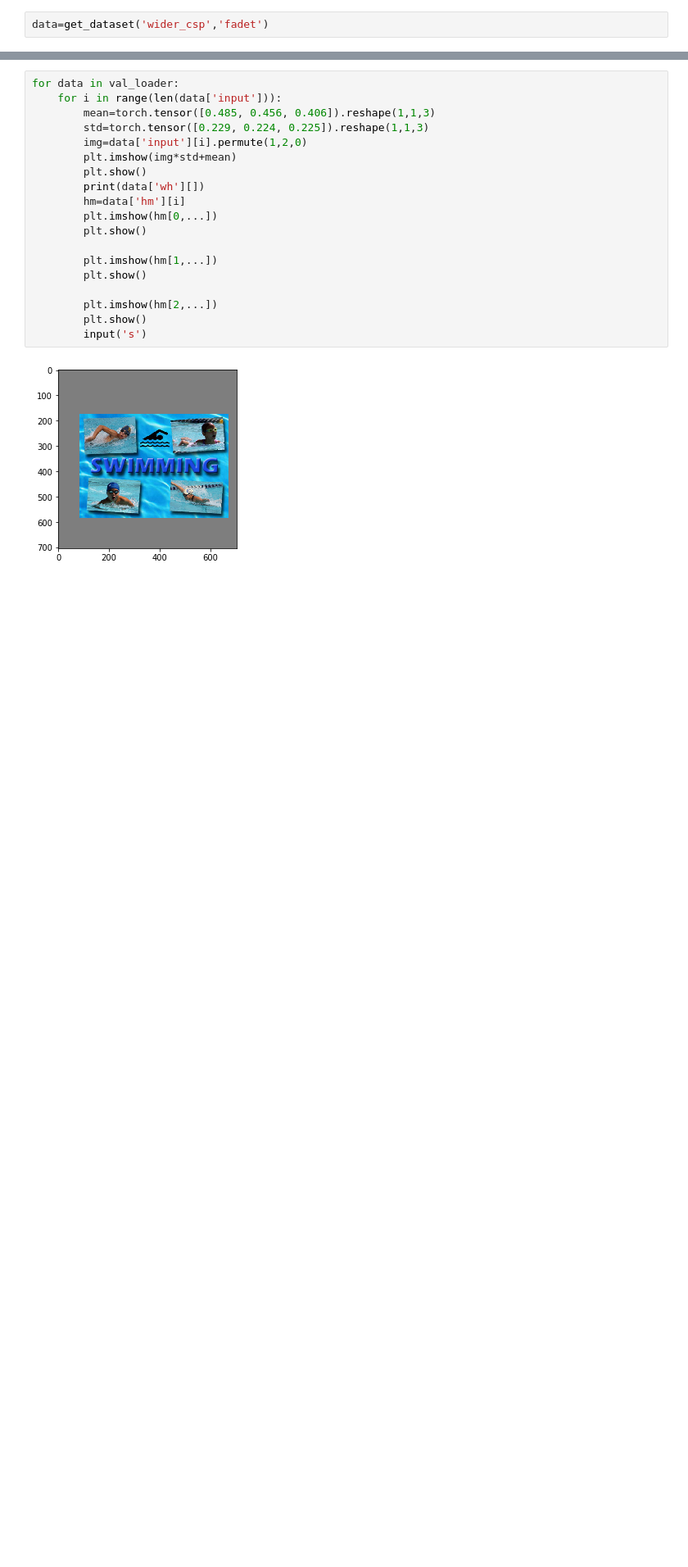
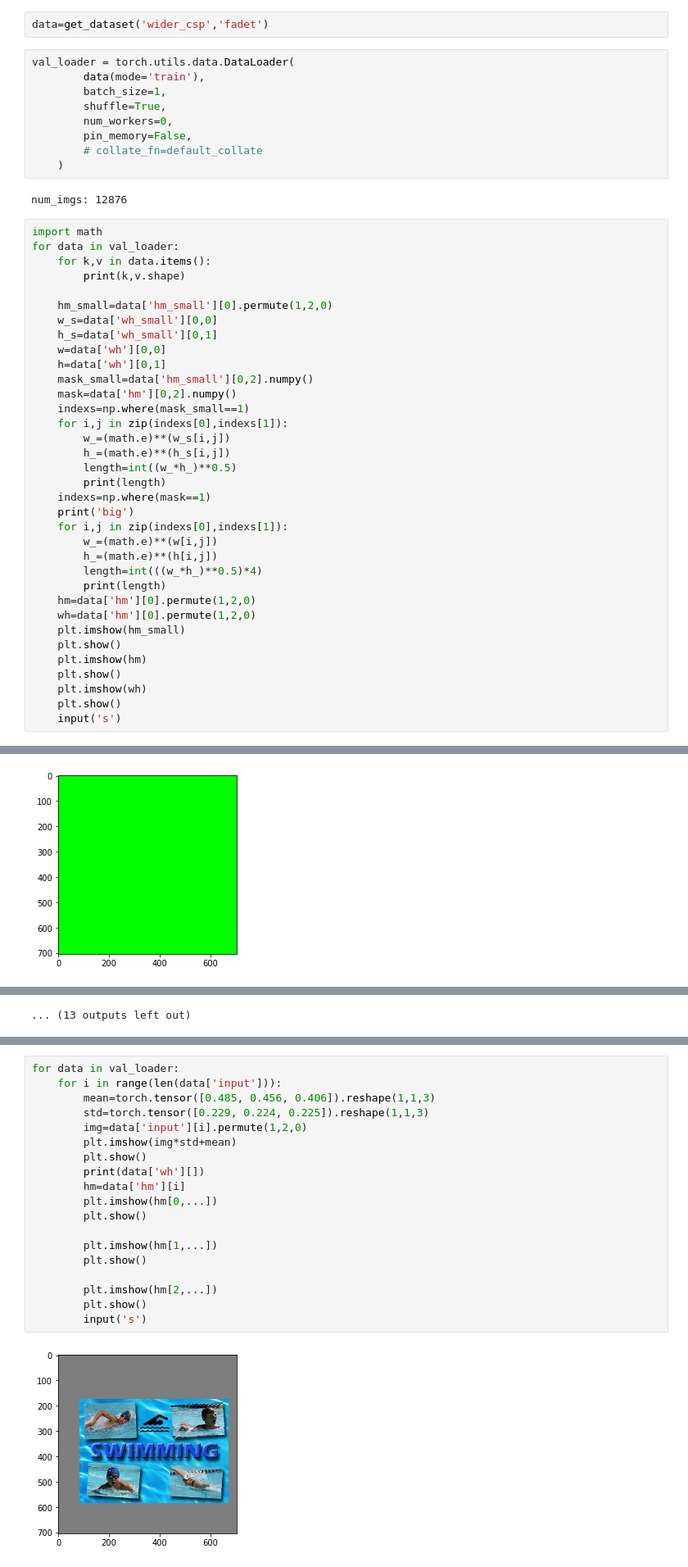
Before and after one commit to ImMrMa/PL_face_detection, a Jupyter notebook: src/Untitled2.ipynb, the cells around one changed output, grey strips where cells are left out. Shown at 82% size. Drawn from its saved outputs; the diff is of its cells as text; blank space fills up the shorter version.

```diff
--- a/src/Untitled2.ipynb
+++ b/src/Untitled2.ipynb
@@ -9,2 +10,49 @@ import torch.utils.data
 # %%
 data=get_dataset('wider_csp','fadet')
+# %%
+val_loader = torch.utils.data.DataLoader(
+        data(mode='train'),
+        batch_size=1,
+        shuffle=True,
+        num_workers=0,
+        pin_memory=False,
+        # collate_fn=default_collate
+    )
+# %% [output]
+num_imgs: 12876
+# %%
+import math
+for data in val_loader:
+    for k,v in data.items():
+        print(k,v.shape)
+
+    hm_small=data['hm_small'][0].permute(1,2,0)
+    w_s=data['wh_small'][0,0]
+    h_s=data['wh_small'][0,1]
+    w=data['wh'][0,0]
+    h=data['wh'][0,1]
+    mask_small=data['hm_small'][0,2].numpy()
+    mask=data['hm'][0,2].numpy()
+    indexs=np.where(mask_small==1)
+    for i,j in zip(indexs[0],indexs[1]):
+        w_=(math.e)**(w_s[i,j])
+        h_=(math.e)**(h_s[i,j])
+        length=int((w_*h_)**0.5)
+        print(length)
+    indexs=np.where(mask==1)
+    print('big')
+    for i,j in zip(indexs[0],indexs[1]):
+        w_=(math.e)**(w[i,j])
+        h_=(math.e)**(h[i,j])
+        length=int(((w_*h_)**0.5)*4)
+        print(length)
+    hm=data['hm'][0].permute(1,2,0)
+    wh=data['hm'][0].permute(1,2,0)
+    plt.imshow(hm_small)
+    plt.show()
+    plt.imshow(hm)
+    plt.show()
+    plt.imshow(wh)
+    plt.show()
+    input('s')
+# %% [output]
@@ -10,0 +68 @@ data=get_dataset('wider_csp','fadet')
+[figure, added]
@@ -10,0 +106 @@ data=get_dataset('wider_csp','fadet')
+... (13 outputs left out)
```
Also changed, not shown: parts of 17 cells of this notebook, 13 other files.
